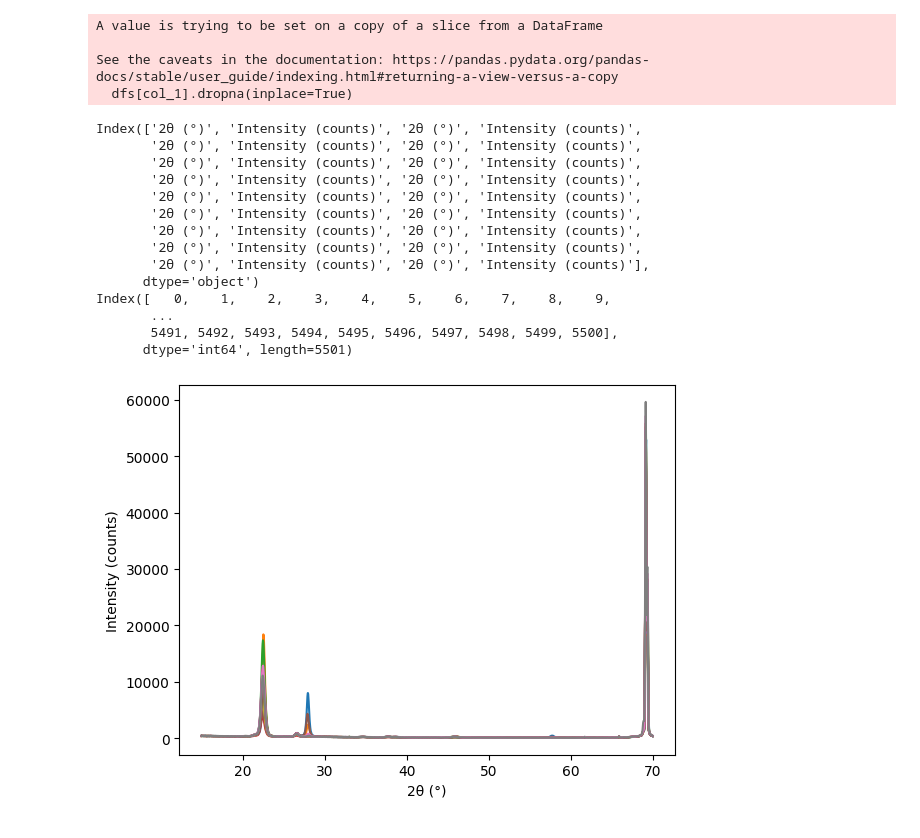
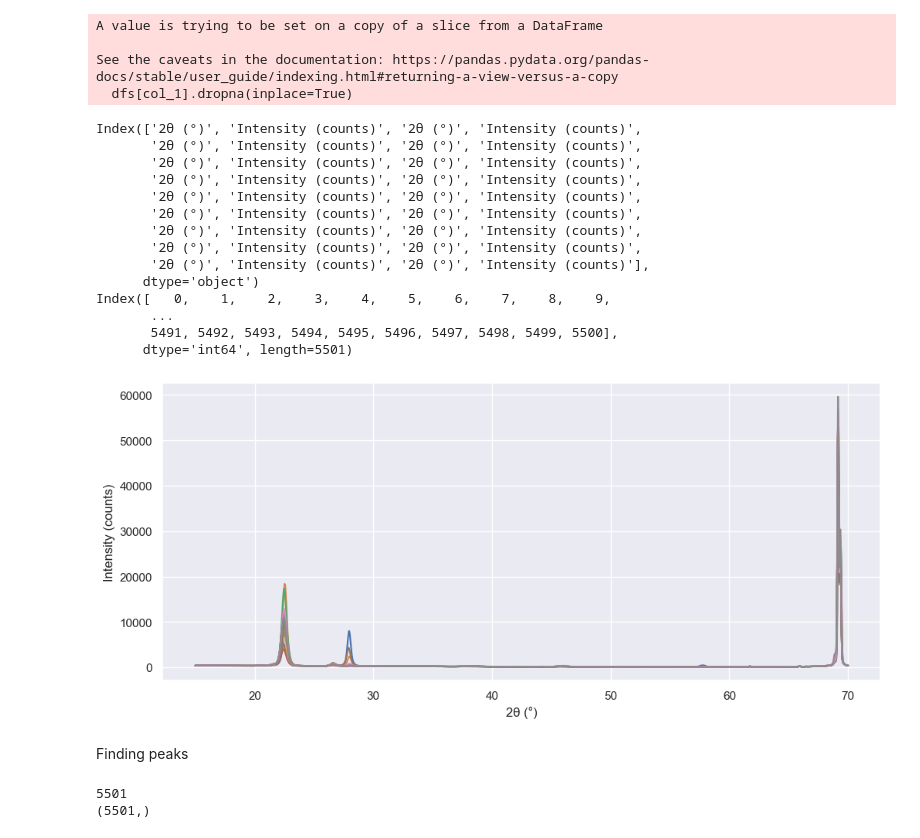
Before and after one commit to damiskov/AutoXRD, a Jupyter notebook: notebooks/experimental_data.ipynb, the cells around one changed output. Saved outputs shown, nothing was run; the diff lists cells and outputs as text; code cells hidden in the pictures.

Commit message:
some more preprocessing, simple peak identifiation

```diff
--- a/notebooks/experimental_data.ipynb
+++ b/notebooks/experimental_data.ipynb
@@ -4,6 +4,8 @@ import numpy as np
 import pandas as pd
 import os
 os.chdir('/Users/davidmiles-skov/Desktop/special_courses/materials_characterization/xrd_analysis/AutoXRD') # change working directory to root folder
+import seaborn as sns
+sns.set_theme()
 # %%
 # utils
 from utils.grid_handlers import measurement_grid
@@ -100,27 +102,37 @@ See the caveats in the documentation: https://pandas.pydata.org/pandas-docs/stab
 # %%
 # Now, inspect
 print(dfs[col_1].columns)  # Check columns
 print(dfs[col_1].index)  # Check index
 
 # Now, we can plot the data
-fig, ax = plt.subplots()
+fig, ax = plt.subplots(figsize=(12, 5))
 ax.plot(dfs[col_1][datatype_x], dfs[col_1][datatype_y])
 ax.set_xlabel(datatype_x)
 ax.set_ylabel(datatype_y)
 plt.show()
 # %% [output]
 Index(['2θ (°)', 'Intensity (counts)', '2θ (°)', 'Intensity (counts)',
        '2θ (°)', 'Intensity (counts)', '2θ (°)', 'Intensity (counts)',
        '2θ (°)', 'Intensity (counts)', '2θ (°)', 'Intensity (counts)',
        '2θ (°)', 'Intensity (counts)', '2θ (°)', 'Intensity (counts)',
        '2θ (°)', 'Intensity (counts)', '2θ (°)', 'Intensity (counts)',
        '2θ (°)', 'Intensity (counts)', '2θ (°)', 'Intensity (counts)',
        '2θ (°)', 'Intensity (counts)', '2θ (°)', 'Intensity (counts)',
        '2θ (°)', 'Intensity (counts)', '2θ (°)', 'Intensity (counts)',
        '2θ (°)', 'Intensity (counts)', '2θ (°)', 'Intensity (counts)'],
       dtype='object')
 Index([   0,    1,    2,    3,    4,    5,    6,    7,    8,    9,
        ...
        5491, 5492, 5493, 5494, 5495, 5496, 5497, 5498, 5499, 5500],
       dtype='int64', length=5501)
-[figure, old version]
+[figure, new version]
+# %% [markdown]
+Finding peaks
+# %%
+two_thetas = dfs[col_1][datatype_x].values
+# Make all 2-thetas are the same for each run
+print(len(two_thetas))
+print(np.unique(two_thetas).shape)
+# %% [output]
+5501
+(5501,)
```
Also changed, not shown: parts of 7 cells of this notebook, 8 other files.
